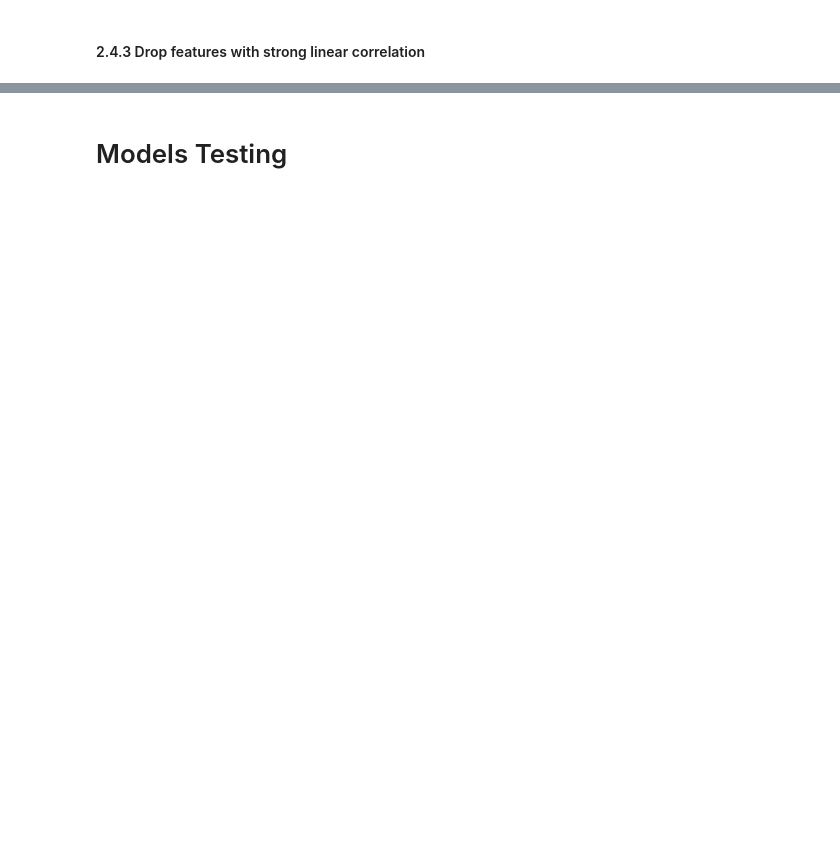
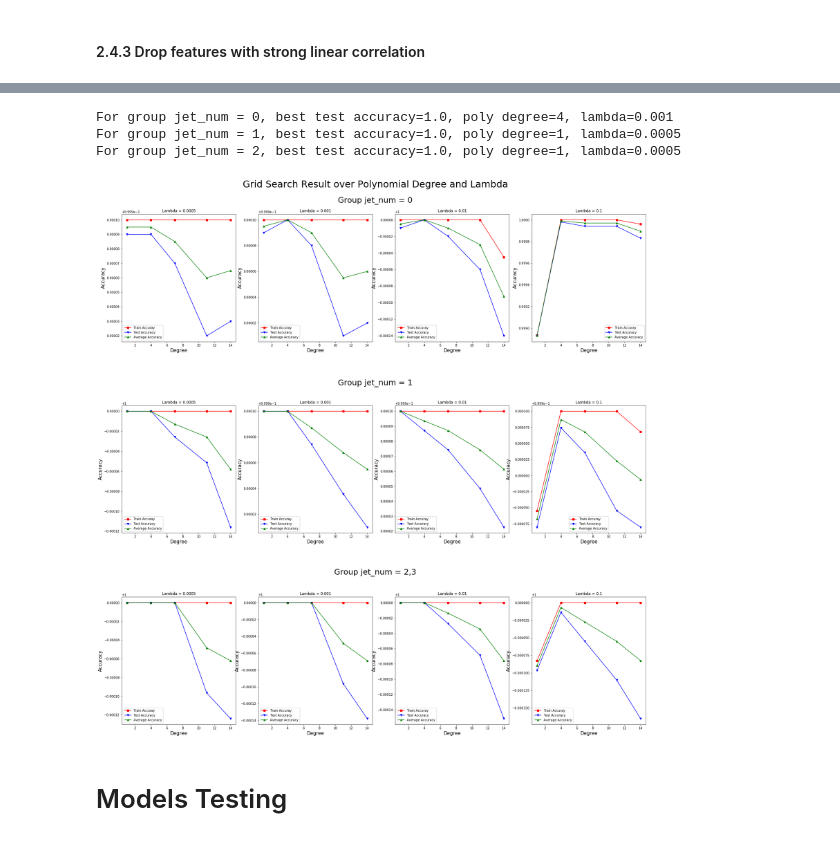
Before and after one commit to yf0726/ML_2018, a Jupyter notebook: Final Version.ipynb, the cells around one changed output, grey strips where cells are left out. Cells and saved outputs as stored; diff of their text form; code cells hidden in the pictures; blank space fills up the shorter version.

```diff
--- a/Final Version.ipynb
+++ b/Final Version.ipynb
@@ -215,0 +414,38 @@ dataframe_tr_grp[2] = dataframe_tr_grp[2].drop(feature_dorp_corr2)
+# %%
+# degrees = np.arange(14)+1
+degrees = [1,4,7,11,14]
+lambdas = [0.0005,0.001,0.01,0.1]
+acc_tr,acc_te = ridge_grid_search(data_tr_grp,degrees,lambdas)
+# %%
+def plot_gridsearch(acc_tr,acc_te,degrees,lambdas):
+    """
+    This function is used to plot the result of grid search on accuracy over different values of hyper parameters.
+
+    Inputs:
+        acc_tr,acc_te:
+        The average accuracy of 10-fold cross validation of training set and test set.
+
+        degrees,lambdas:
+        Numpy.array. Degrees and lambdas range for grid search.
+    """
+    fig,ax = plt.subplots(3,4,figsize = (30,30))
+    ax = ax.ravel()
+    idx = 0
+
+    for j in range(len(acc_tr)):
+        for i in range(acc_tr[0].shape[1]):
+            ax[idx].plot(degrees, acc_tr[j][:,i], color='r', marker='s', label="Train Accuray" )
+            ax[idx].plot(degrees, acc_te[j][:,i], color='b', marker='v', label="Test Accuracy" )
+            ax[idx].plot(degrees, (acc_te[j][:,i]+acc_tr[j][:,i])/2, color='g', marker='^', label="Average Accuracy" )
+            ax[idx].set_title('Lambda = '+str(lambdas[i]))
+            ax[idx].set_xlabel('Degree',size=15)
+            ax[idx].set_ylabel('Accuracy',size=15)
+            ax[idx].legend()
+            idx = idx + 1
+        acc,degree,lambda_ = get_best_parameters(degrees,lambdas, acc_te[j])
+        print("For group jet_num = {j}, best test accuracy={acc}, poly degree={degree}, lambda={lambda_}".format(j = j,acc=acc, degree=degree, lambda_ = lambda_))
+    fig.suptitle('Grid Search Result over Polynomial Degree and Lambda',size=30,y=0.93)
+    fig.text(0.5, 0.9, 'Group jet_num = 0', ha='center', va='center',size = 25)
+    fig.text(0.5, 0.63, 'Group jet_num = 1', ha='center', va='center',size = 25)
+    fig.text(0.5, 0.35, 'Group jet_num = 2,3', ha='center', va='center',size = 25)
+    fig.subplots_adjust(hspace=.5)
@@ -216,3 +456,10 @@ dataframe_tr_grp[2] = dataframe_tr_grp[2].drop(feature_dorp_corr2)
+# %%
+plot_gridsearch(acc_tr,acc_te,degrees,lambdas)
+# %% [output]
+For group jet_num = 0, best test accuracy=1.0, poly degree=4, lambda=0.001
+For group jet_num = 1, best test accuracy=1.0, poly degree=1, lambda=0.0005
+For group jet_num = 2, best test accuracy=1.0, poly degree=1, lambda=0.0005
+[figure, added]
 # %% [markdown]
 # Models Testing
 # %%
```
Also changed, not shown: parts of 32 cells of this notebook, 3 other files.
